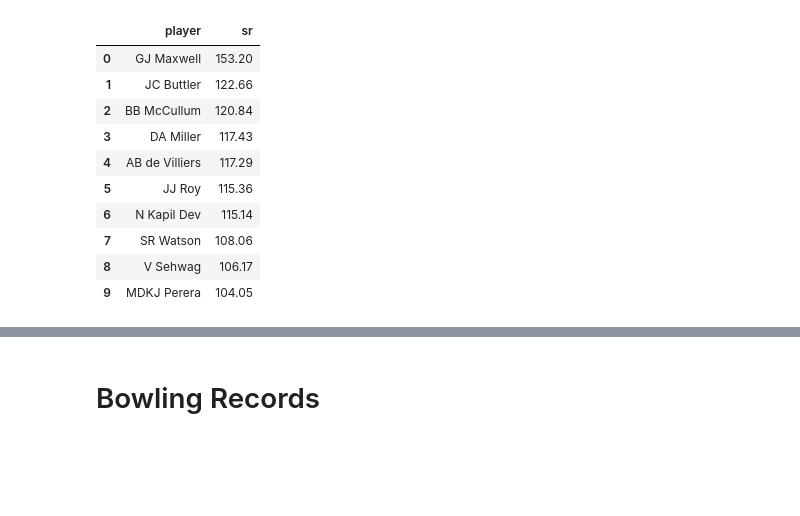
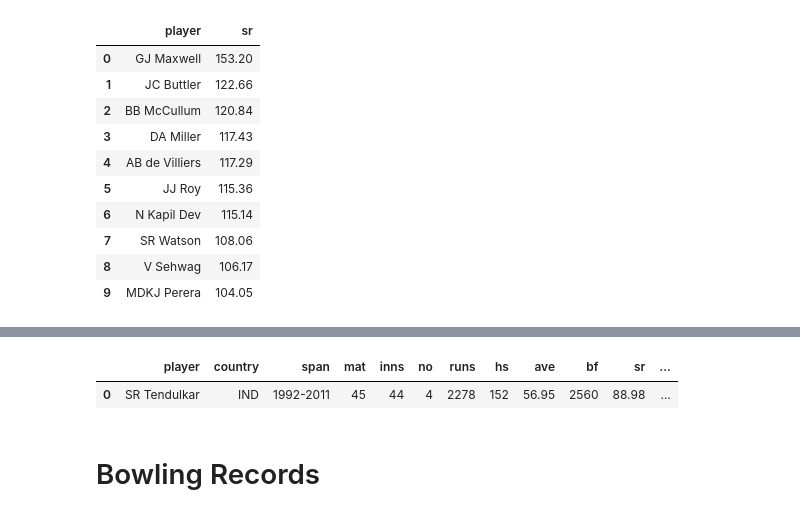
Before and after one commit to jeniljani-4444/End-To-End-World-Cup-Analysis-Web-App, a Jupyter notebook: World Cup Data.ipynb, the cells around one changed output, grey strips where cells are left out. Drawn from its saved outputs; the diff is of its cells as text; code cells hidden in the pictures; blank space fills up the shorter version.

```diff
--- a/World Cup Data.ipynb
+++ b/World Cup Data.ipynb
@@ -197,3 +223,8 @@ aus = df_runs[df_runs['country'] == 'AUS'][['player','country']]
+# %%
+df_runs[df_runs['runs'] == 2278]
+# %% [output]
+|  | player | country | span | mat | inns | no | runs | hs | ave | bf | sr | ... |
+| 0 | SR Tendulkar | IND | 1992-2011 | 45 | 44 | 4 | 2278 | 152 | 56.95 | 2560 | 88.98 | ... |
 # %% [markdown]
 # Bowling Records
 # %%
```
Also changed, not shown: parts of 13 cells of this notebook, 3 other files.
